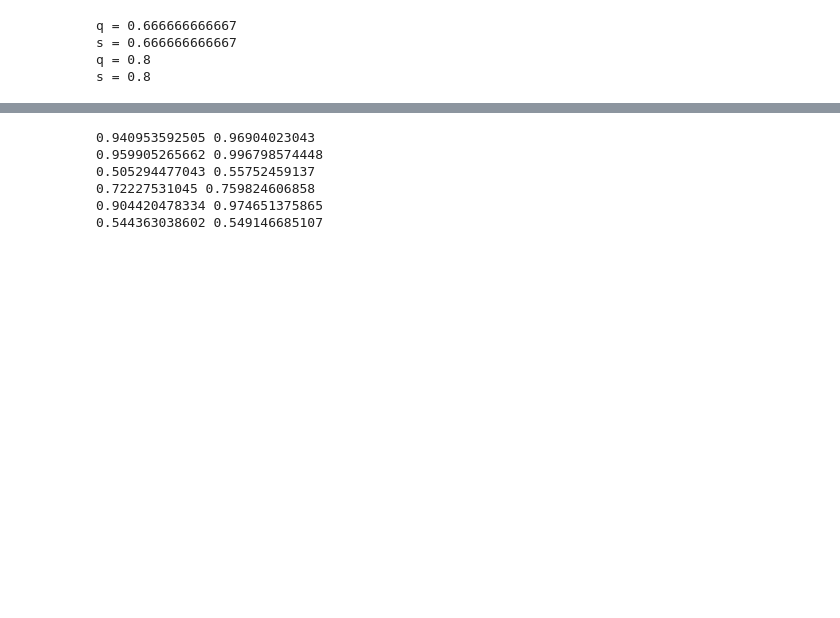
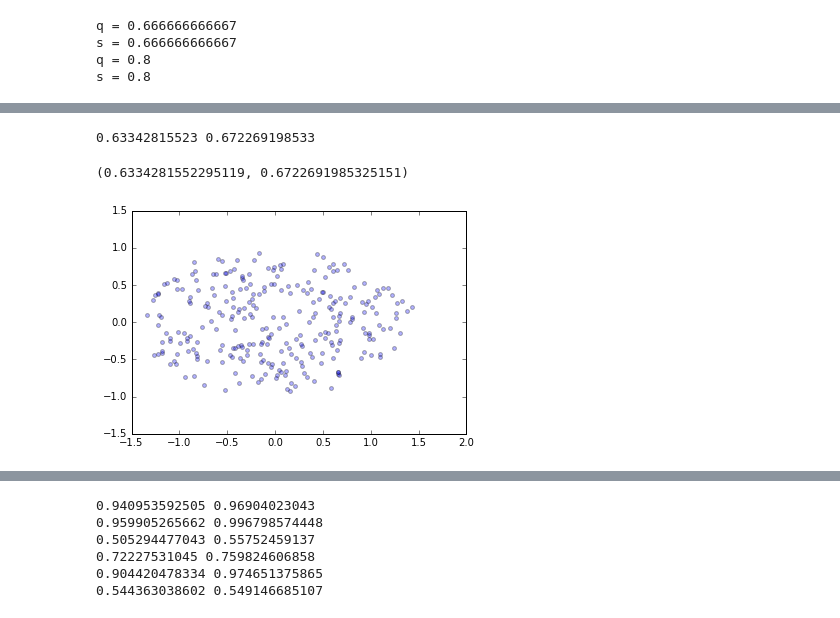
Before and after one commit to jngaravitoc/shapes, a Jupyter notebook: Shapes.ipynb, the cells around one changed output, grey strips where cells are left out. Drawn from its saved outputs; the diff is of its cells as text; code cells hidden in the pictures; blank space fills up the shorter version.

```diff
--- a/Shapes.ipynb
+++ b/Shapes.ipynb
@@ -130,3 +131,11 @@ scatter(x_sph, y_sph, s=1)
+# %%
+data = np.loadtxt('ellipse.dat')
+# %%
+reshape(data[:,0], data[:,1], data[:,2], 1.9, 0.1, 1E-2)
+# %% [output]
+0.63342815523 0.672269198533
+(0.6334281552295119, 0.6722691985325151)
+[figure, added]
 # %%
 reshape(x_sph, y_sph, z_sph, 0.9, 0.2, 1E-2)
 axis('equal')
```
Also changed, not shown: parts of 22 cells of this notebook.
